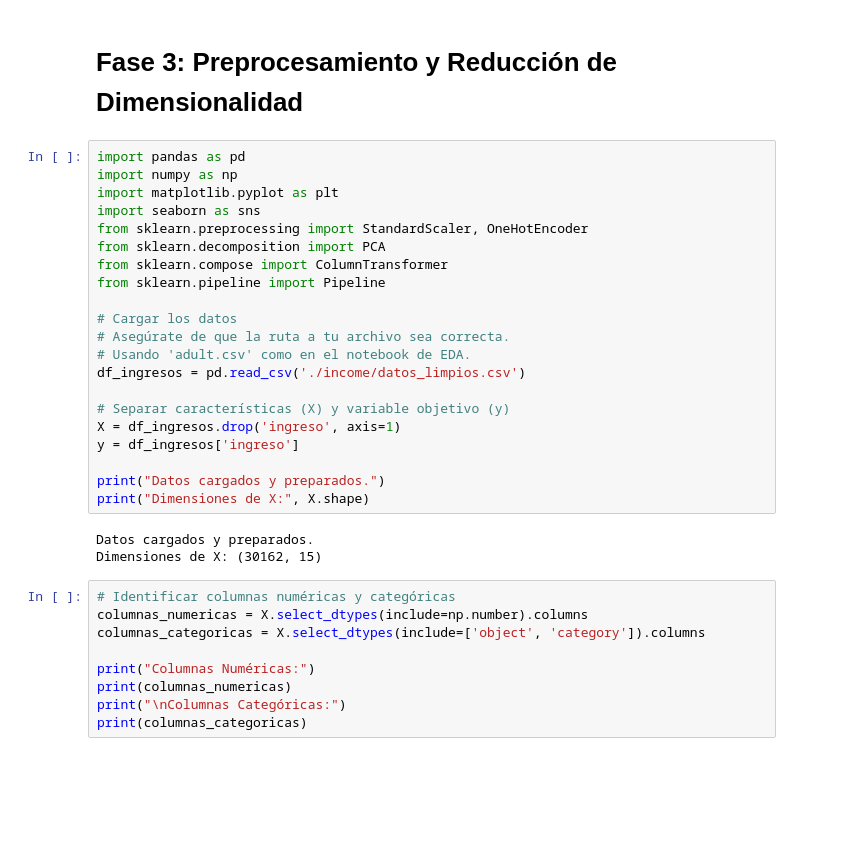
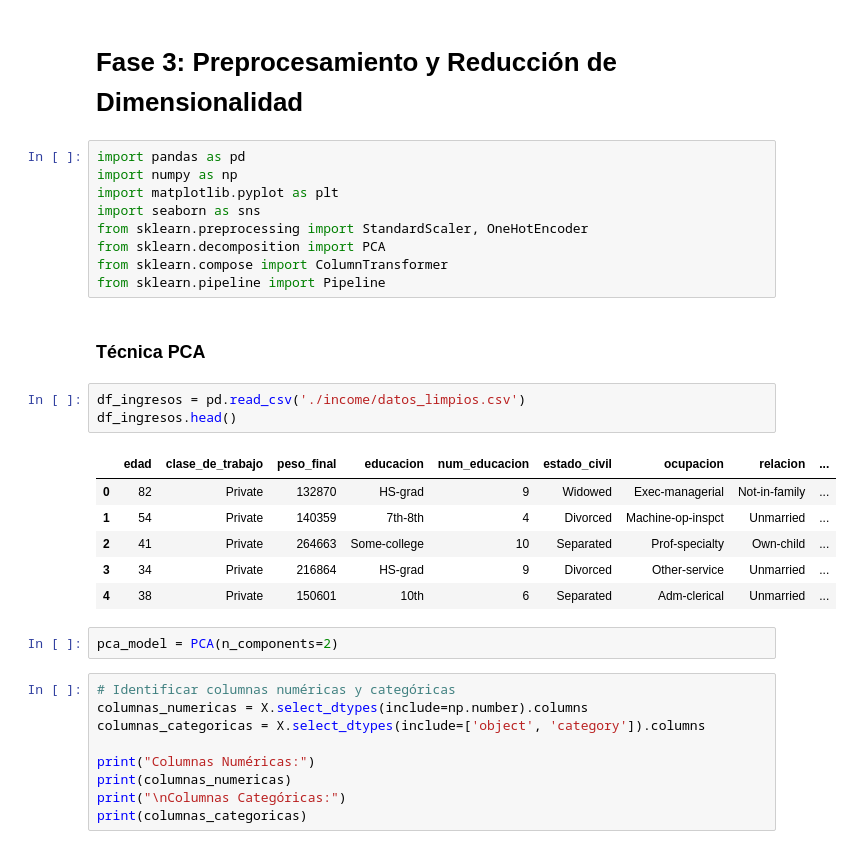
Before and after one commit to AnithaMaria2002/AnalisisDatos-EventoEvaluativo2, a Jupyter notebook: 03_preprocesamiento_reduccion.ipynb, the cells around one changed output. Saved outputs shown, nothing was run; the diff lists cells and outputs as text; blank space fills up the shorter version.

```diff
--- a/03_preprocesamiento_reduccion.ipynb
+++ b/03_preprocesamiento_reduccion.ipynb
@@ -9,21 +9,20 @@ from sklearn.preprocessing import StandardScaler, OneHotEncoder
 from sklearn.decomposition import PCA
 from sklearn.compose import ColumnTransformer
 from sklearn.pipeline import Pipeline
-
-# Cargar los datos
-# Asegúrate de que la ruta a tu archivo sea correcta.
-# Usando 'adult.csv' como en el notebook de EDA.
-df_ingresos = pd.read_csv('./income/datos_limpios.csv')
-
-# Separar características (X) y variable objetivo (y)
-X = df_ingresos.drop('ingreso', axis=1)
-y = df_ingresos['ingreso']
-
-print("Datos cargados y preparados.")
-print("Dimensiones de X:", X.shape)
-# %% [output]
-Datos cargados y preparados.
-Dimensiones de X: (30162, 15)
+# %% [markdown]
+### Técnica PCA
+# %%
+df_ingresos = pd.read_csv('./income/datos_limpios.csv')
+df_ingresos.head()
+# %% [output]
+|  | edad | clase_de_trabajo | peso_final | educacion | num_educacion | estado_civil | ocupacion | relacion | ... |
+| 0 | 82 | Private | 132870 | HS-grad | 9 | Widowed | Exec-managerial | Not-in-family | ... |
+| 1 | 54 | Private | 140359 | 7th-8th | 4 | Divorced | Machine-op-inspct | Unmarried | ... |
+| 2 | 41 | Private | 264663 | Some-college | 10 | Separated | Prof-specialty | Own-child | ... |
+| 3 | 34 | Private | 216864 | HS-grad | 9 | Divorced | Other-service | Unmarried | ... |
+| 4 | 38 | Private | 150601 | 10th | 6 | Separated | Adm-clerical | Unmarried | ... |
+# %%
+pca_model = PCA(n_components=2)
 # %%
 # Identificar columnas numéricas y categóricas
 columnas_numericas = X.select_dtypes(include=np.number).columns
```
Also changed, not shown: 2 other files.
